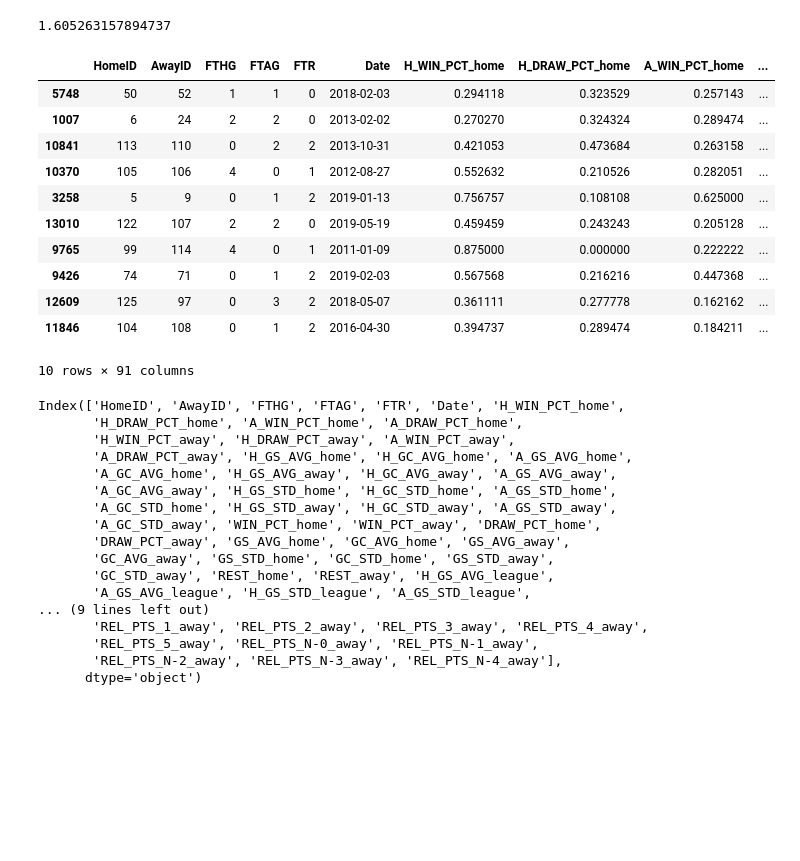
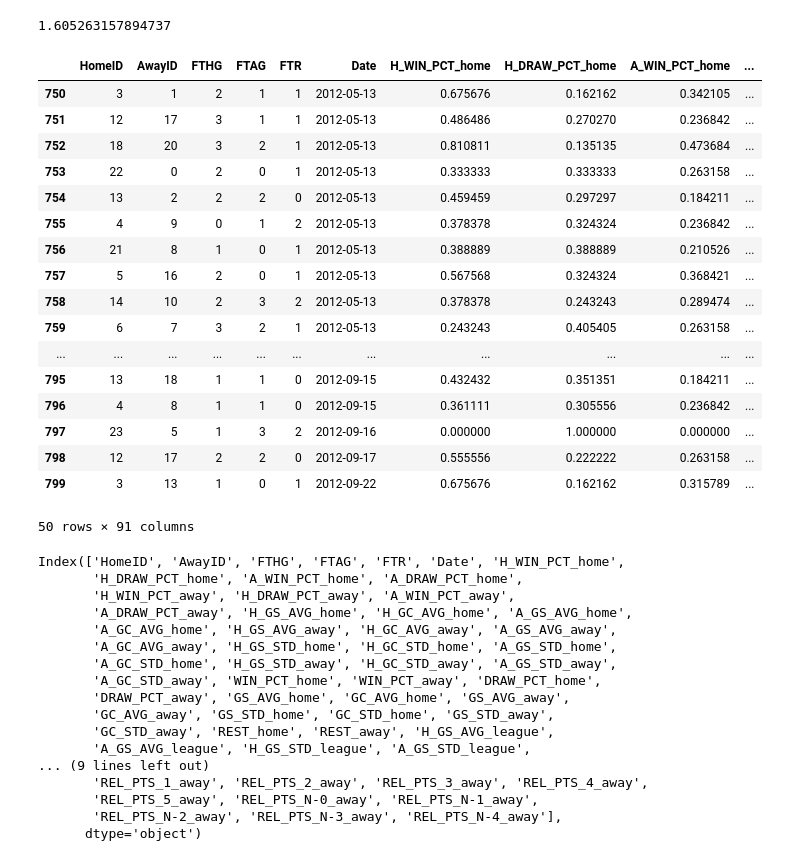
Before and after one commit to michapries/bachelors-thesis, a Jupyter notebook: data_extraction.ipynb, the cells around one changed output. Saved outputs shown, nothing was run; the diff lists cells and outputs as text; code cells hidden in the pictures; blank space fills up the shorter version.

```diff
--- a/data_extraction.ipynb
+++ b/data_extraction.ipynb
@@ -1002,21 +1059,27 @@ mc = 38
 get_rel_pts_diff(69, get_cur_standings(69, 5, mc, 'I1'), 1, mc)
 # %% [output]
 1.605263157894737
-# %%
-df.sample(10)
-# %% [output]
-|  | HomeID | AwayID | FTHG | FTAG | FTR | Date | H_WIN_PCT_home | H_DRAW_PCT_home | A_WIN_PCT_home | ... |
-| 5748 | 50 | 52 | 1 | 1 | 0 | 2018-02-03 | 0.294118 | 0.323529 | 0.257143 | ... |
-| 1007 | 6 | 24 | 2 | 2 | 0 | 2013-02-02 | 0.270270 | 0.324324 | 0.289474 | ... |
-| 10841 | 113 | 110 | 0 | 2 | 2 | 2013-10-31 | 0.421053 | 0.473684 | 0.263158 | ... |
-| 10370 | 105 | 106 | 4 | 0 | 1 | 2012-08-27 | 0.552632 | 0.210526 | 0.282051 | ... |
-| 3258 | 5 | 9 | 0 | 1 | 2 | 2019-01-13 | 0.756757 | 0.108108 | 0.625000 | ... |
-| 13010 | 122 | 107 | 2 | 2 | 0 | 2019-05-19 | 0.459459 | 0.243243 | 0.205128 | ... |
-| 9765 | 99 | 114 | 4 | 0 | 1 | 2011-01-09 | 0.875000 | 0.000000 | 0.222222 | ... |
-| 9426 | 74 | 71 | 0 | 1 | 2 | 2019-02-03 | 0.567568 | 0.216216 | 0.447368 | ... |
-| 12609 | 125 | 97 | 0 | 3 | 2 | 2018-05-07 | 0.361111 | 0.277778 | 0.162162 | ... |
-| 11846 | 104 | 108 | 0 | 1 | 2 | 2016-04-30 | 0.394737 | 0.289474 | 0.184211 | ... |
-10 rows × 91 columns
+# %%
+df[750:800]
+# %% [output]
+|  | HomeID | AwayID | FTHG | FTAG | FTR | Date | H_WIN_PCT_home | H_DRAW_PCT_home | A_WIN_PCT_home | ... |
+| 750 | 3 | 1 | 2 | 1 | 1 | 2012-05-13 | 0.675676 | 0.162162 | 0.342105 | ... |
+| 751 | 12 | 17 | 3 | 1 | 1 | 2012-05-13 | 0.486486 | 0.270270 | 0.236842 | ... |
+| 752 | 18 | 20 | 3 | 2 | 1 | 2012-05-13 | 0.810811 | 0.135135 | 0.473684 | ... |
+| 753 | 22 | 0 | 2 | 0 | 1 | 2012-05-13 | 0.333333 | 0.333333 | 0.263158 | ... |
+| 754 | 13 | 2 | 2 | 2 | 0 | 2012-05-13 | 0.459459 | 0.297297 | 0.184211 | ... |
+| 755 | 4 | 9 | 0 | 1 | 2 | 2012-05-13 | 0.378378 | 0.324324 | 0.236842 | ... |
+| 756 | 21 | 8 | 1 | 0 | 1 | 2012-05-13 | 0.388889 | 0.388889 | 0.210526 | ... |
+| 757 | 5 | 16 | 2 | 0 | 1 | 2012-05-13 | 0.567568 | 0.324324 | 0.368421 | ... |
+| 758 | 14 | 10 | 2 | 3 | 2 | 2012-05-13 | 0.378378 | 0.243243 | 0.289474 | ... |
+| 759 | 6 | 7 | 3 | 2 | 1 | 2012-05-13 | 0.243243 | 0.405405 | 0.263158 | ... |
+| ... | ... | ... | ... | ... | ... | ... | ... | ... | ... | ... |
+| 795 | 13 | 18 | 1 | 1 | 0 | 2012-09-15 | 0.432432 | 0.351351 | 0.184211 | ... |
+| 796 | 4 | 8 | 1 | 1 | 0 | 2012-09-15 | 0.361111 | 0.305556 | 0.236842 | ... |
+| 797 | 23 | 5 | 1 | 3 | 2 | 2012-09-16 | 0.000000 | 1.000000 | 0.000000 | ... |
+| 798 | 12 | 17 | 2 | 2 | 0 | 2012-09-17 | 0.555556 | 0.222222 | 0.263158 | ... |
+| 799 | 3 | 13 | 1 | 0 | 1 | 2012-09-22 | 0.675676 | 0.162162 | 0.315789 | ... |
+50 rows × 91 columns
 # %%
 df.columns
 # %% [output]
```
Also changed, not shown: parts of 15 cells of this notebook, 2 other files.
